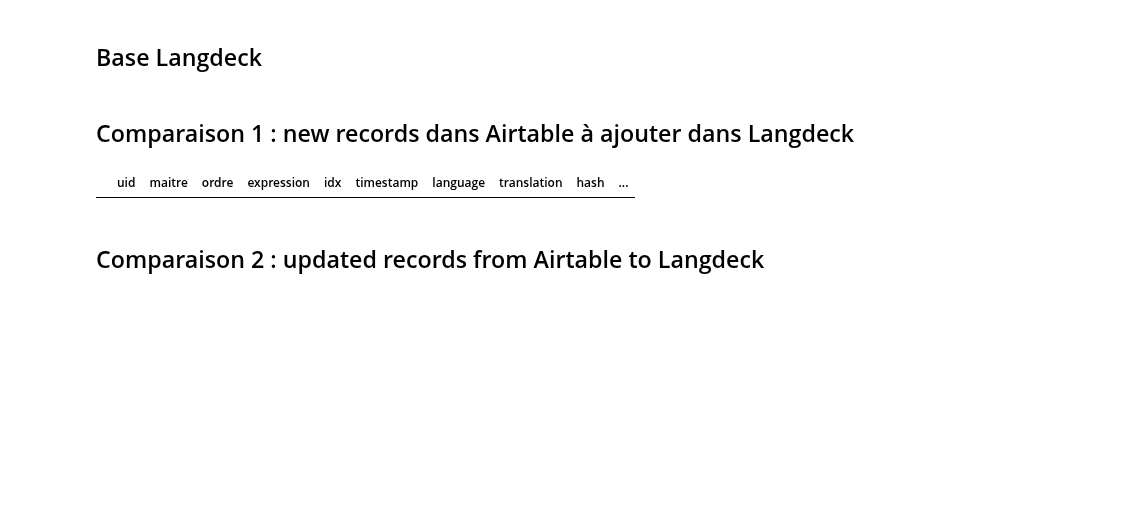
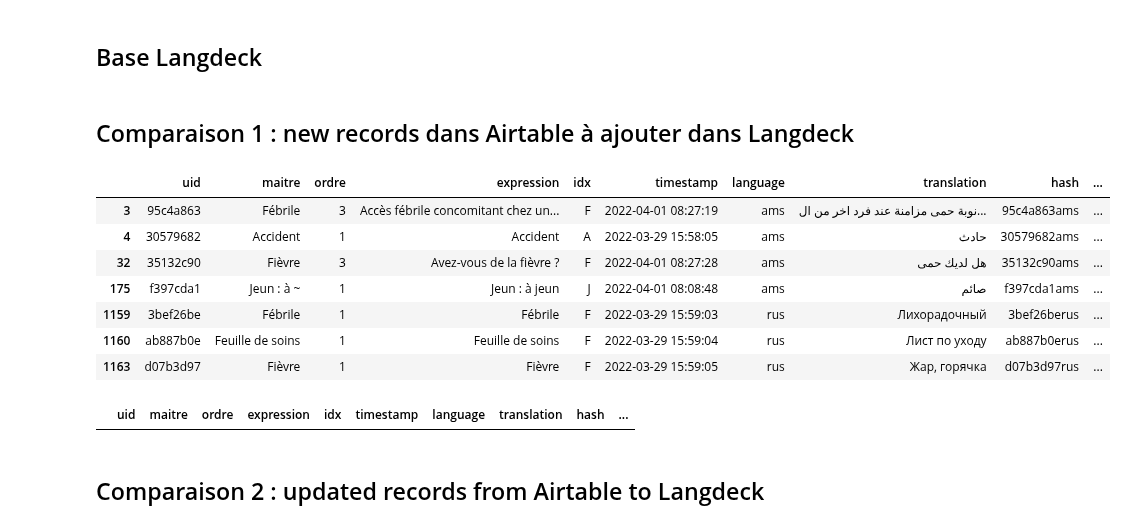
Before and after one commit to gretiere545/corpus, a Jupyter notebook: corpus_sync_airtable.ipynb, the cells around one changed output. Saved outputs shown, nothing was run; the diff lists cells and outputs as text; code cells hidden in the pictures; blank space fills up the shorter version.

```diff
--- a/corpus_sync_airtable.ipynb
+++ b/corpus_sync_airtable.ipynb
@@ -367,4 +372,30 @@ def get_df_langdeck():
   return df_langdeck
 # %% [markdown]
 ## Comparaison 1 : new records dans Airtable à ajouter dans Langdeck
+# %%
+def is_audio(f):
+  path = "/content/drive/My Drive/appsheet/data/langdeck-1629444/"
+  f = path + f
+  result = True
+  try:
+    file = open(f, "r")
+  except FileNotFoundError as e:
+    # do nothing
+    result = False
+
+  return result
+# %%
+ df_langdeck = get_df_langdeck(db_langdeck_url)
+ df_langdeck['is_audio'] = df_langdeck['audio'].apply(lambda x:is_audio(x))
+# %%
+df_langdeck.loc[df_langdeck['is_audio']==True]
+# %% [output]
+|  | uid | maitre | ordre | expression | idx | timestamp | language | translation | hash | ... |
+| 3 | 95c4a863 | Fébrile | 3 | Accès fébrile concomitant chez un... | F | 2022-04-01 08:27:19 | ams | نوبة حمى مزامنة عند فرد اخر من ال... | 95c4a863ams | ... |
+| 4 | 30579682 | Accident | 1 | Accident | A | 2022-03-29 15:58:05 | ams | حادث | 30579682ams | ... |
+| 32 | 35132c90 | Fièvre | 3 | Avez-vous de la fièvre ? | F | 2022-04-01 08:27:28 | ams | هل لديك حمى | 35132c90ams | ... |
+| 175 | f397cda1 | Jeun : à ~ | 1 | Jeun : à jeun | J | 2022-04-01 08:08:48 | ams | صائم | f397cda1ams | ... |
+| 1159 | 3bef26be | Fébrile | 1 | Fébrile | F | 2022-03-29 15:59:03 | rus | Лихорадочный | 3bef26berus | ... |
+| 1160 | ab887b0e | Feuille de soins | 1 | Feuille de soins | F | 2022-03-29 15:59:04 | rus | Лист по уходу | ab887b0erus | ... |
+| 1163 | d07b3d97 | Fièvre | 1 | Fièvre | F | 2022-03-29 15:59:05 | rus | Жар, горячка | d07b3d97rus | ... |
 # %%
```
Also changed, not shown: parts of 10 cells of this notebook.
